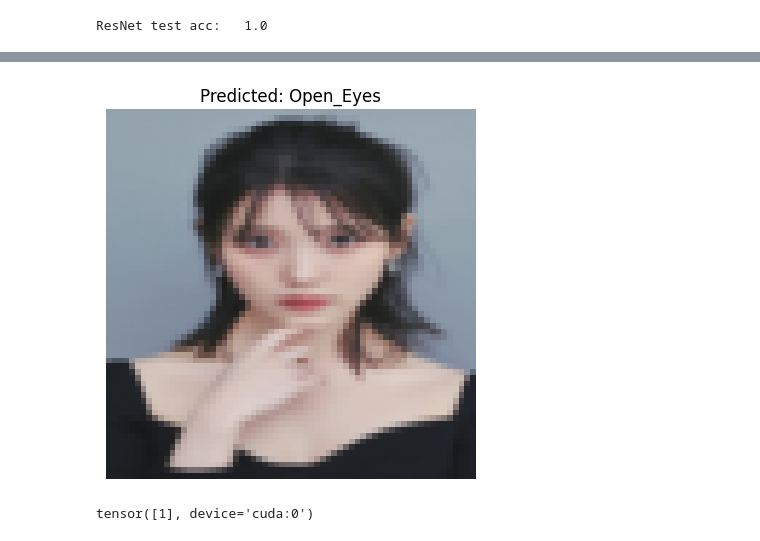
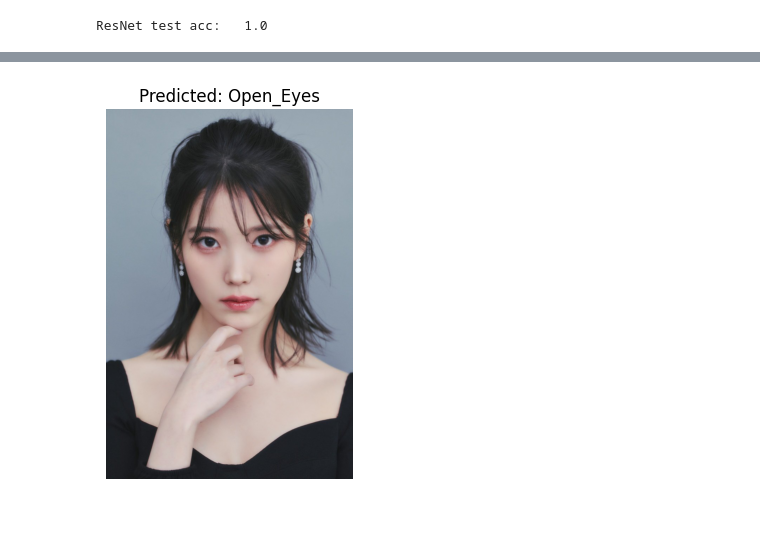
Before and after one commit to iznue/Ml_project, a Jupyter notebook: week8/drowsiness_detection/drowsiness_detection using pytorch.ipynb, the cells around one changed output, grey strips where cells are left out. Cells and saved outputs as stored; diff of their text form; code cells hidden in the pictures.

Commit message:
torchmodel evaluate & test on opencv

```diff
--- a/week8/drowsiness_detection/drowsiness_detection using pytorch.ipynb
+++ b/week8/drowsiness_detection/drowsiness_detection using pytorch.ipynb
@@ -367,65 +350,23 @@ tensor([[-9.4026,  9.5382]], device='cuda:0', grad_fn=<AddmmBackward0>)
 # %%
 transform = transforms.Compose([
     transforms.Resize((64, 64)),
     transforms.ToTensor()
 ])
 
 # 이미지 불러오기 - cv로 보기
 image = Image.open('d:/test_open_eyes.jpg')
+imageorg = image.copy()
 image = transform(image).to(device)
 image = image.unsqueeze(0)
 
 test_preds = model(image)
 predicted_class_idx = torch.argmax(test_preds, dim=1)
 predicted_class_label = class_names[predicted_class_idx.item()]
-plt.imshow(image.squeeze().cpu().numpy().transpose(1, 2, 0))
+# plt.imshow(image.squeeze().cpu().numpy().transpose(1, 2, 0))
+
+plt.imshow(imageorg)
 plt.title(f"Predicted: {predicted_class_label}")
 plt.axis('off')
 plt.show()
 # %% [output]
-[figure, old version]
+[figure, new version]
-# %%
-import torch
-import torchvision.transforms as transforms
-from PIL import Image
-
-device = torch.device("cuda" if torch.cuda.is_available() else "cpu")
-
-# 모델 불러오기
-model = torch.load('drowsiness_detect.pt')
-model.load_state_dict(torch.load('drowsiness_detect_state_dict.pt'))
-
-model.eval()
-
-# 이미지 변환
-transform = transforms.Compose([
-    transforms.Resize((64, 64)),
-    transforms.ToTensor()
-    # transforms.Normalize((0.5, 0.5, 0.5), (0.5, 0.5, 0.5))
-])
-
-# 이미지 불러오기 - cv로 보기
-image = Image.open('d:/test_close_eyes.jpg')
-image = transform(image).to(device)
-image = image.unsqueeze(0)
-
-# 예측 수행
-output = model(image)
-# pred_labels = output.argmax(dim=1)
-pred_labels = torch.argmax(torch.softmax(output, dim=1), dim=1)
-pred_labels
-
-# tmp = next(iter(test_loader))
-
-# plt.figure(figsize=(5, 5))
-# images = tmp[0].to(device)
-# labels = tmp[1]
-# for i in range(9):  # 9개의 이미지 출력
-#     ax = plt.subplot(3, 3, i + 1)
-#     output = model(images[i])
-#     pred_labels = output.argmax(dim=1)
-#     plt.imshow(np.transpose(images[i].numpy(), (1,2,0)))
-#     plt.title(class_names[pred_labels])  # images에 해당하는 레이블 출력
-#     plt.axis("off")
-# %% [output]
-tensor([1], device='cuda:0')
```
Also changed, not shown: parts of 9 cells of this notebook, 1 other file.
